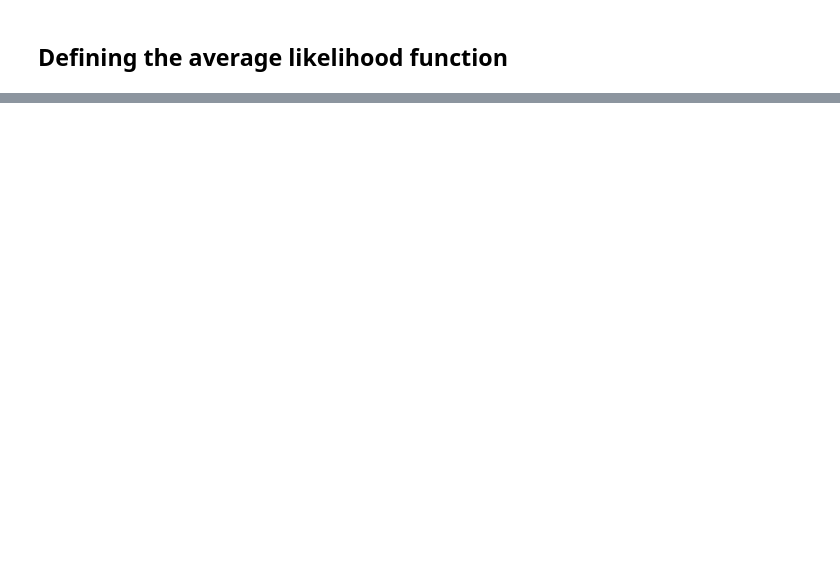
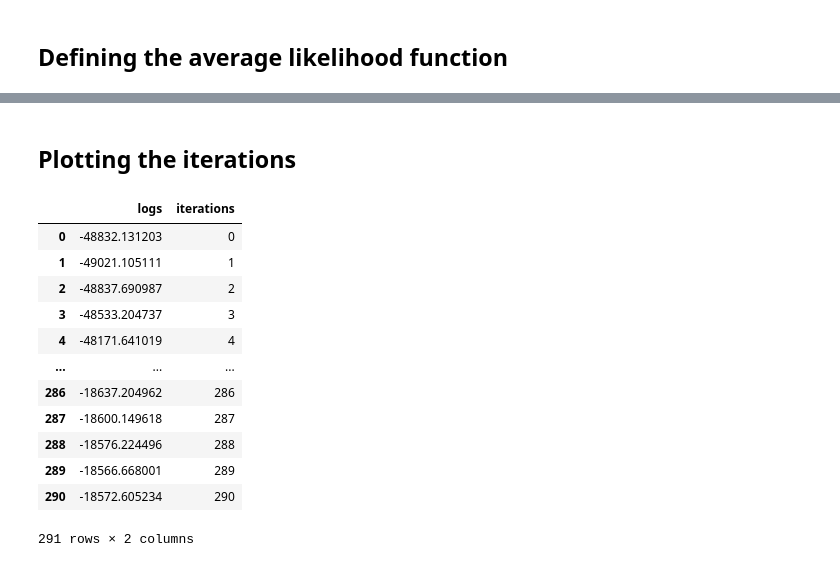
Before and after one commit to LiviReka/Statistics-EM-GMR, a Jupyter notebook: buelent_em.ipynb, the cells around one changed output, grey strips where cells are left out. Cells and saved outputs as stored; diff of their text form; code cells hidden in the pictures; blank space fills up the shorter version.

```diff
--- a/buelent_em.ipynb
+++ b/buelent_em.ipynb
@@ -273,0 +262,2 @@ test
+# %% [markdown]
+## Plotting the iterations
@@ -273,0 +268,16 @@ test
+# %%
+data_log
+# %% [output]
+|  | logs | iterations |
+| 0 | -48832.131203 | 0 |
+| 1 | -49021.105111 | 1 |
+| 2 | -48837.690987 | 2 |
+| 3 | -48533.204737 | 3 |
+| 4 | -48171.641019 | 4 |
+| ... | ... | ... |
+| 286 | -18637.204962 | 286 |
+| 287 | -18600.149618 | 287 |
+| 288 | -18576.224496 | 288 |
+| 289 | -18566.668001 | 289 |
+| 290 | -18572.605234 | 290 |
+291 rows × 2 columns
```
Also changed, not shown: parts of 23 cells of this notebook.
